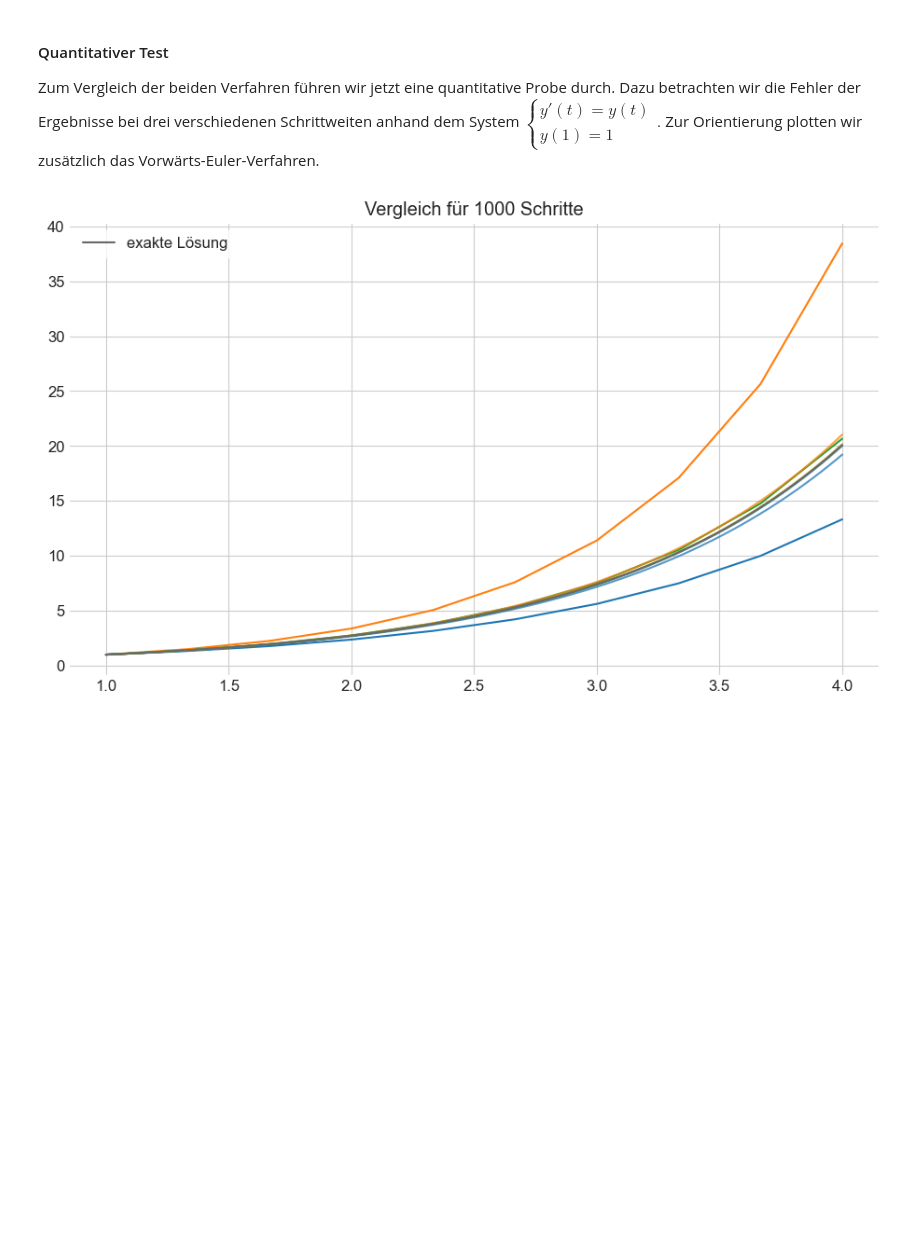
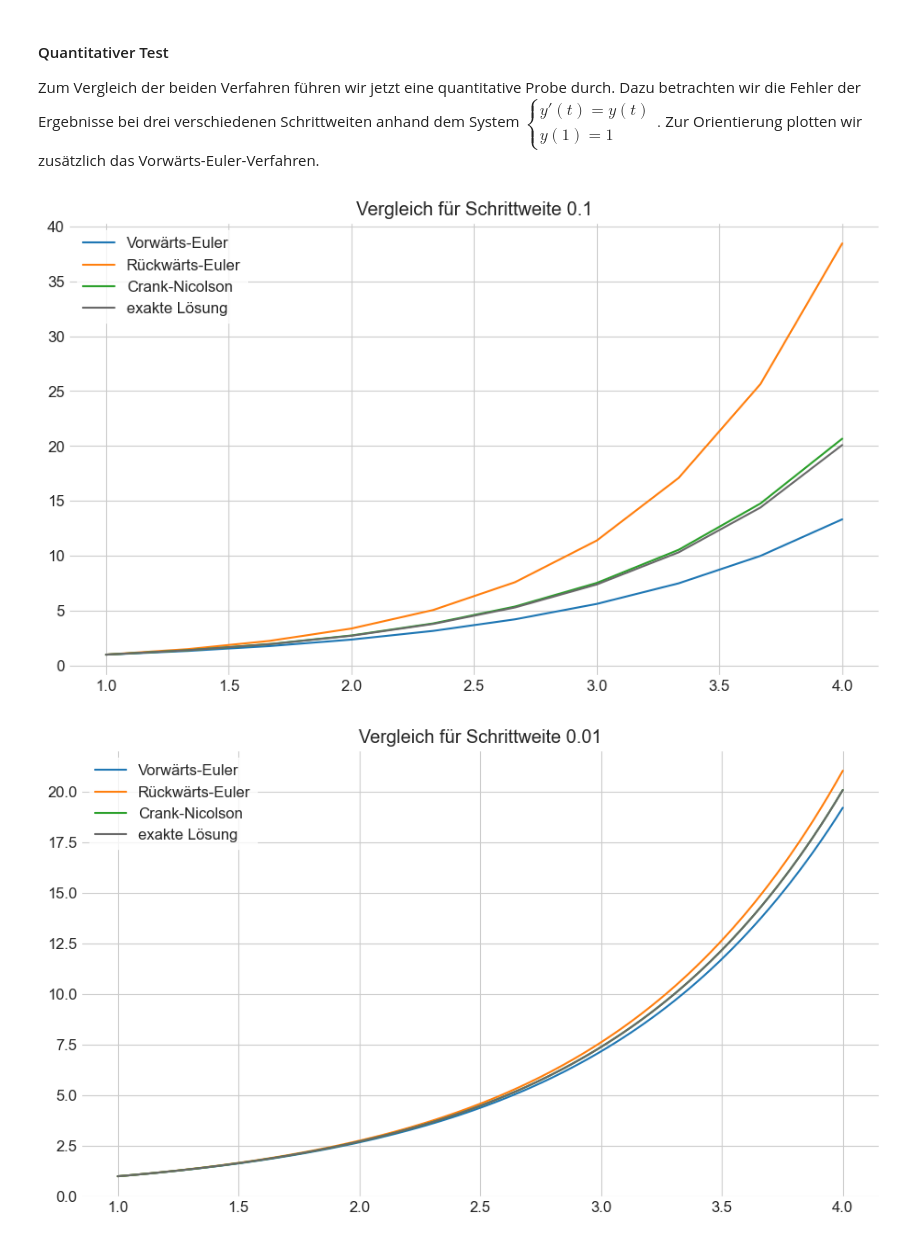
Before and after one commit to maxstollmayer/NuMeDiffG, a Jupyter notebook: Aufgabenblatt 3/Aufgabenblatt 3 Lösung.ipynb, the cells around one changed output. Cells and saved outputs as stored; diff of their text form; code cells hidden in the pictures; blank space fills up the shorter version.

```diff
--- a/Aufgabenblatt 3/Aufgabenblatt 3 Lösung.ipynb
+++ b/Aufgabenblatt 3/Aufgabenblatt 3 Lösung.ipynb
@@ -156,6 +164,27 @@ def CrankNicolson(f, y0, t, tol=1e-8, iters=10000):
         y[n+1] = fixedPointIter(g, y[n], tol=tol, iters=iters)
 
     return y
+# %%
+def forwardEuler(f, y0, t):
+    '''
+    Returns array of function values approximated with the forward Euler method.
+
+    f .... function of ODE y'(t) = f(t, y)
+    y0 ... initial value y(t0) = y0
+    t .... discretized interval [t0, t1, ...]
+    '''
+
+    N = len(t)
+    dim = (N,) + np.shape(y0)
+
+    y = np.zeros(dim)
+    y[0] = y0
+
+    for n in range(N-1):
+        h = t[n+1] - t[n]
+        y[n+1] = y[n] + h * f(t[n], y[n])
+
+    return y
 # %% [markdown]
 #### Quantitativer Test
 
@@ -166,38 +195,39 @@ def f(t, y):
 
 def exact(t):
     return np.exp(t-1)
 
 def error(exact_vals, approx_vals):
     '''Maxmimum norm'''
     return max(np.abs(exact_vals - approx_vals).flatten())
 
 def order(errors):
     '''Approximation of order of convergence'''
     return np.log(errors[-1] / errors[0]) / np.log(steps[0] / steps[-1])
 
 y0 = 1
 steps = 10**np.arange(1, 4)
 
 errors1 = errors2 = errors3 = ()
 
 for k, N in enumerate(steps):
     t = np.linspace(1, 4, N)
 
     y1 = forwardEuler(f, y0, t)
     y2 = backwardEuler(f, y0, t)
     y3 = CrankNicolson(f, y0, t)
 
     errors1 += (error(exact(t), y1),)
     errors2 += (error(exact(t), y2),)
     errors3 += (error(exact(t), y3),)
 
-    plt.plot(t, y1, color="C0", alpha=(1-k/4))
-    plt.plot(t, y2, color="C1", alpha=(1-k/4))
-    plt.plot(t, y3, color="C2", alpha=(1-k/4))
+    plt.plot(t, y1, label="Vorwärts-Euler")
+    plt.plot(t, y2, label="Rückwärts-Euler")
+    plt.plot(t, y3, label="Crank-Nicolson")
 
-plt.plot(t, exact(t), color="dimgray", label="exakte Lösung")
-plt.title(f"Vergleich für {N} Schritte")
-plt.legend()
-plt.show()
+    plt.plot(t, exact(t), color="dimgray", label="exakte Lösung")
+    plt.title(f"Vergleich für Schrittweite {1/N}")
+    plt.legend()
+    plt.show()
 # %% [output]
-[figure, old version]
+[figure, new version]
+[figure, added]
```
Also changed, not shown: parts of 9 cells of this notebook, 1 other file.
